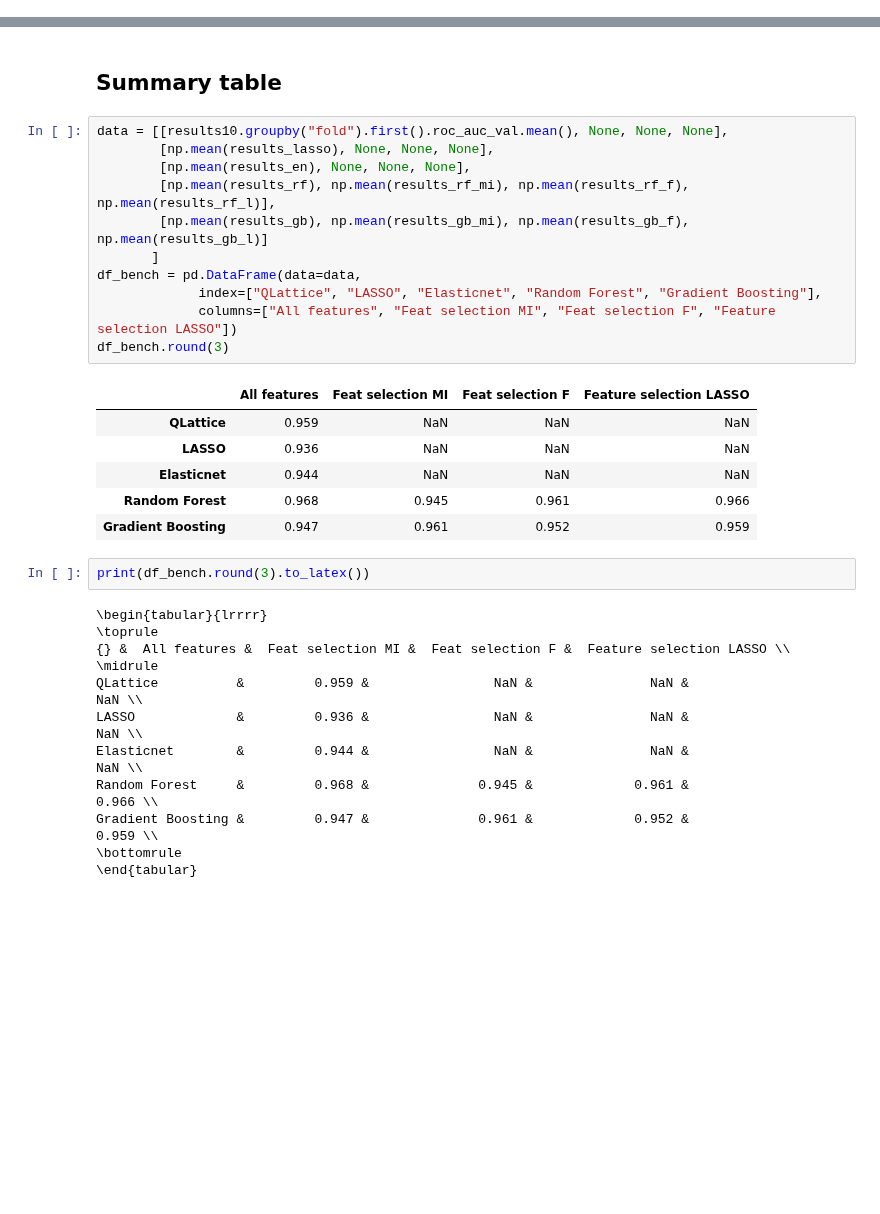
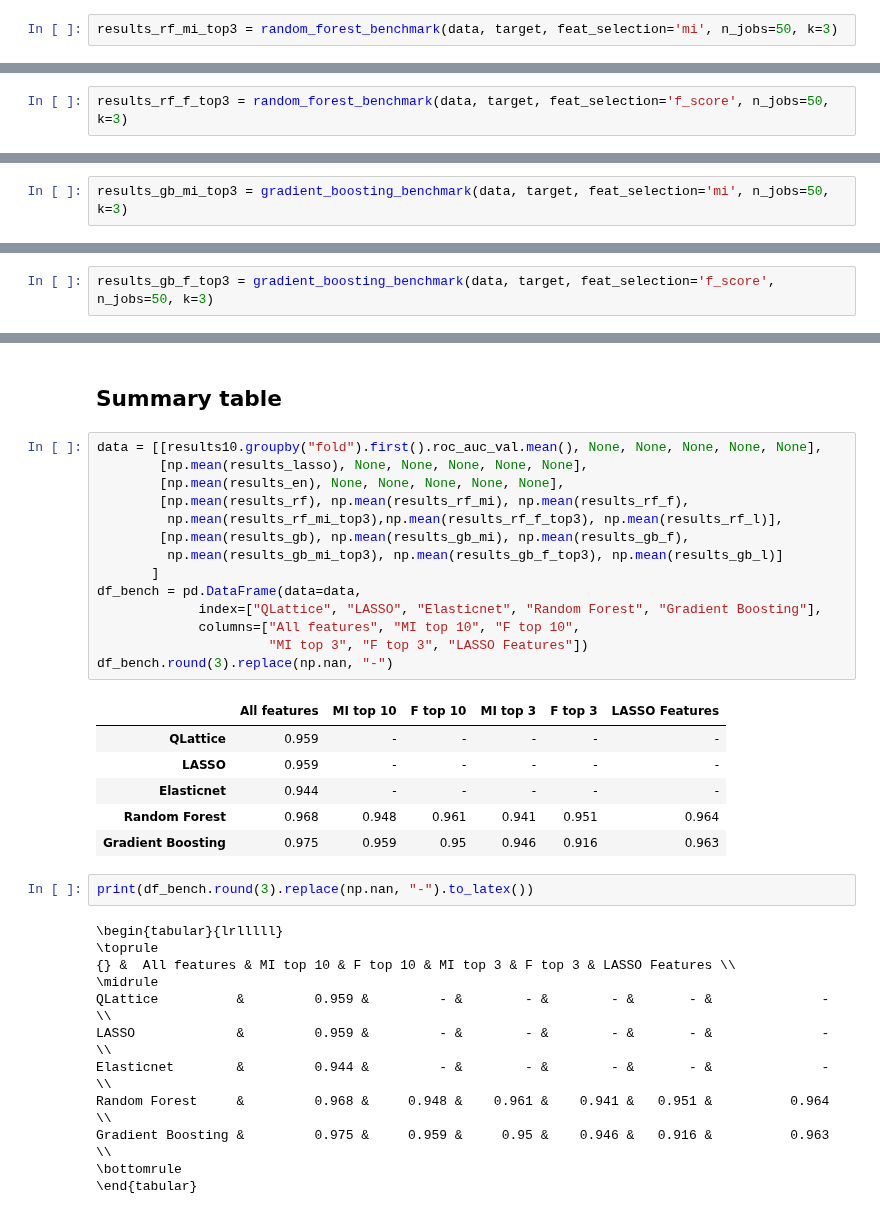
Before and after one commit to abzu-ai/QLattice-clinical-omics, a Jupyter notebook: notebooks/HCC_case.ipynb, the cells around one changed output, grey strips where cells are left out. Cells and saved outputs as stored; diff of their text form; blank space fills up the shorter version.

```diff
--- a/notebooks/HCC_case.ipynb
+++ b/notebooks/HCC_case.ipynb
@@ -287,0 +290,2 @@ results_rf_mi.mean()
+# %%
+results_rf_mi_top3 = random_forest_benchmark(data, target, feat_selection='mi', n_jobs=50, k=3)
@@ -299,0 +314,2 @@ results_rf_f.mean()
+# %%
+results_rf_f_top3 = random_forest_benchmark(data, target, feat_selection='f_score', n_jobs=50, k=3)
@@ -337,0 +364,2 @@ results_gb_mi.mean()
+# %%
+results_gb_mi_top3 = gradient_boosting_benchmark(data, target, feat_selection='mi', n_jobs=50, k=3)
@@ -349,0 +388,2 @@ results_gb_f.mean()
+# %%
+results_gb_f_top3 = gradient_boosting_benchmark(data, target, feat_selection='f_score', n_jobs=50, k=3)
@@ -374,34 +422,37 @@ np.mean(results_en)
 # %% [markdown]
 ## Summary table
 # %%
-data = [[results10.groupby("fold").first().roc_auc_val.mean(), None, None, None],
-        [np.mean(results_lasso), None, None, None],
-        [np.mean(results_en), None, None, None],
-        [np.mean(results_rf), np.mean(results_rf_mi), np.mean(results_rf_f), np.mean(results_rf_l)],
-        [np.mean(results_gb), np.mean(results_gb_mi), np.mean(results_gb_f), np.mean(results_gb_l)]
+data = [[results10.groupby("fold").first().roc_auc_val.mean(), None, None, None, None, None],
+        [np.mean(results_lasso), None, None, None, None, None],
+        [np.mean(results_en), None, None, None, None, None],
+        [np.mean(results_rf), np.mean(results_rf_mi), np.mean(results_rf_f),
+         np.mean(results_rf_mi_top3),np.mean(results_rf_f_top3), np.mean(results_rf_l)],
+        [np.mean(results_gb), np.mean(results_gb_mi), np.mean(results_gb_f),
+         np.mean(results_gb_mi_top3), np.mean(results_gb_f_top3), np.mean(results_gb_l)]
        ]
 df_bench = pd.DataFrame(data=data,
              index=["QLattice", "LASSO", "Elasticnet", "Random Forest", "Gradient Boosting"],
-             columns=["All features", "Feat selection MI", "Feat selection F", "Feature selection LASSO"])
-df_bench.round(3)
+             columns=["All features", "MI top 10", "F top 10",
+                      "MI top 3", "F top 3", "LASSO Features"])
+df_bench.round(3).replace(np.nan, "-")
 # %% [output]
-|  | All features | Feat selection MI | Feat selection F | Feature selection LASSO |
-| QLattice | 0.959 | NaN | NaN | NaN |
-| LASSO | 0.936 | NaN | NaN | NaN |
-| Elasticnet | 0.944 | NaN | NaN | NaN |
-| Random Forest | 0.968 | 0.945 | 0.961 | 0.966 |
-| Gradient Boosting | 0.947 | 0.961 | 0.952 | 0.959 |
+|  | All features | MI top 10 | F top 10 | MI top 3 | F top 3 | LASSO Features |
+| QLattice | 0.959 | - | - | - | - | - |
+| LASSO | 0.959 | - | - | - | - | - |
+| Elasticnet | 0.944 | - | - | - | - | - |
+| Random Forest | 0.968 | 0.948 | 0.961 | 0.941 | 0.951 | 0.964 |
+| Gradient Boosting | 0.975 | 0.959 | 0.95 | 0.946 | 0.916 | 0.963 |
 # %%
-print(df_bench.round(3).to_latex())
+print(df_bench.round(3).replace(np.nan, "-").to_latex())
 # %% [output]
-\begin{tabular}{lrrrr}
+\begin{tabular}{lrlllll}
 \toprule
-{} &  All features &  Feat selection MI &  Feat selection F &  Feature selection LASSO \\
+{} &  All features & MI top 10 & F top 10 & MI top 3 & F top 3 & LASSO Features \\
 \midrule
-QLattice          &         0.959 &                NaN &               NaN &                      NaN \\
-LASSO             &         0.936 &                NaN &               NaN &                      NaN \\
-Elasticnet        &         0.944 &                NaN &               NaN &                      NaN \\
-Random Forest     &         0.968 &              0.945 &             0.961 &                    0.966 \\
-Gradient Boosting &         0.947 &              0.961 &             0.952 &                    0.959 \\
+QLattice          &         0.959 &         - &        - &        - &       - &              - \\
+LASSO             &         0.959 &         - &        - &        - &       - &              - \\
+Elasticnet        &         0.944 &         - &        - &        - &       - &              - \\
+Random Forest     &         0.968 &     0.948 &    0.961 &    0.941 &   0.951 &          0.964 \\
+Gradient Boosting &         0.975 &     0.959 &     0.95 &    0.946 &   0.916 &          0.963 \\
 \bottomrule
 \end{tabular}
```
Also changed, not shown: parts of 31 cells of this notebook, 2 other files.
